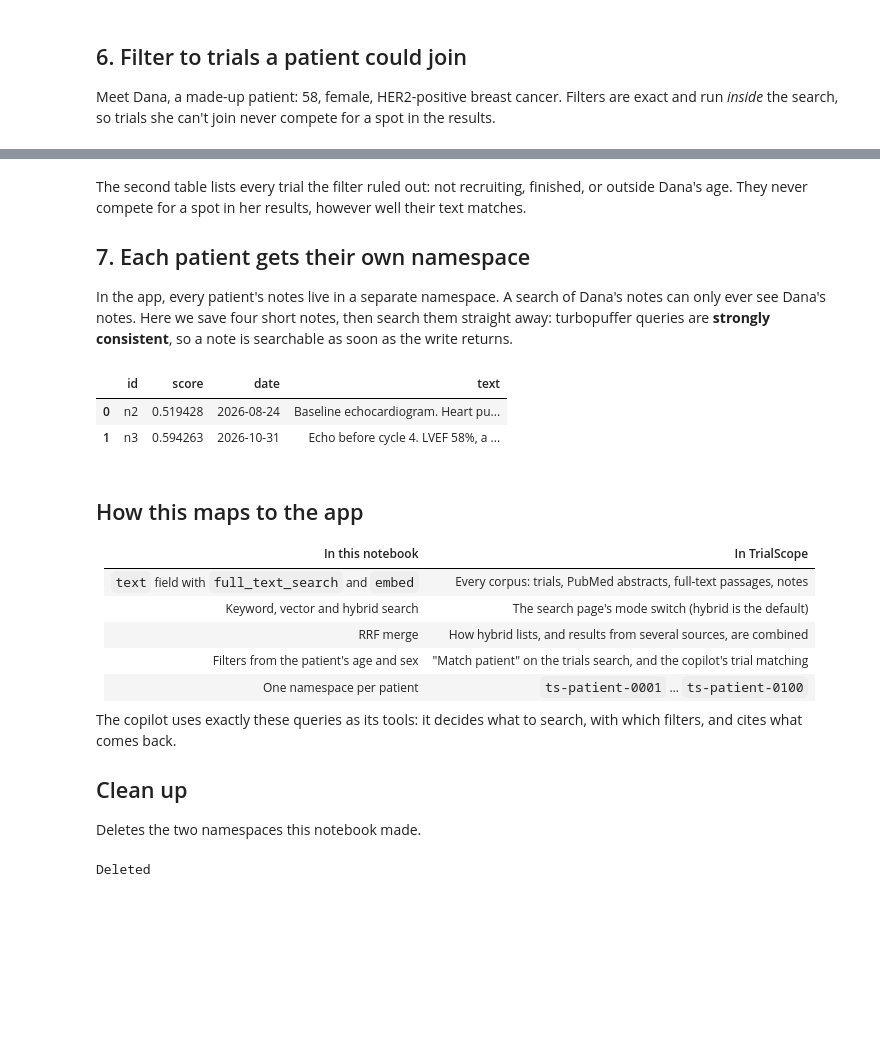
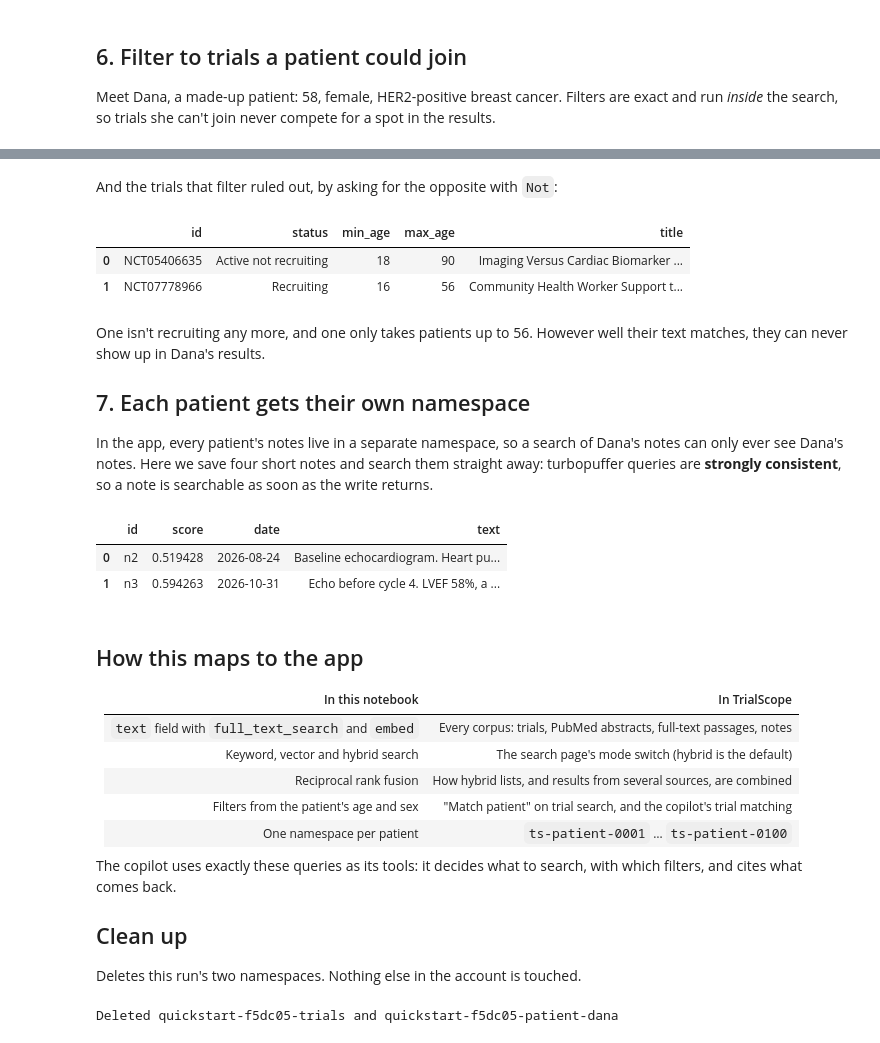
Before and after one commit to jgerson/trialscope-demo, a Jupyter notebook: walkthrough/trialscope_walkthrough.ipynb, the cells around one changed output, grey strips where cells are left out. Drawn from its saved outputs; the diff is of its cells as text; code cells hidden in the pictures; blank space fills up the shorter version.

```diff
--- a/walkthrough/trialscope_walkthrough.ipynb
+++ b/walkthrough/trialscope_walkthrough.ipynb
@@ -209,10 +248,24 @@ pd.DataFrame([t for t in trials if t["id"] not in passed])[["id", "status", "min
+# %% [markdown]
+And the trials that filter ruled out, by asking for the opposite with `Not`:
+# %%
+ruled_out = trials_ns.query(
+    filters=("Not", could_join),
+    top_k=10,
+    include_attributes=["status", "min_age", "max_age", "title"],
+)
+
+show(ruled_out, "status", "min_age", "max_age", "title")
+# %% [output]
+|  | id | status | min_age | max_age | title |
+| 0 | NCT05406635 | Active not recruiting | 18 | 90 | Imaging Versus Cardiac Biomarker ... |
+| 1 | NCT07778966 | Recruiting | 16 | 56 | Community Health Worker Support t... |
 # %% [markdown]
-The second table lists every trial the filter ruled out: not recruiting, finished, or outside Dana's age.
-They never compete for a spot in her results, however well their text matches.
+One isn't recruiting any more, and one only takes patients up to 56. However well their text matches, they
+can never show up in Dana's results.
 
 ## 7. Each patient gets their own namespace
 
-In the app, every patient's notes live in a separate namespace. A search of Dana's notes can only ever see
-Dana's notes. Here we save four short notes, then search them straight away: turbopuffer queries are
-**strongly consistent**, so a note is searchable as soon as the write returns.
+In the app, every patient's notes live in a separate namespace, so a search of Dana's notes can only ever see
+Dana's notes. Here we save four short notes and search them straight away: turbopuffer queries are **strongly
+consistent**, so a note is searchable as soon as the write returns.
 # %%
@@ -240,19 +298,20 @@ show(result, "date", "text")
 | --- | --- |
 | `text` field with `full_text_search` and `embed` | Every corpus: trials, PubMed abstracts, full-text passages, notes |
 | Keyword, vector and hybrid search | The search page's mode switch (hybrid is the default) |
-| RRF merge | How hybrid lists, and results from several sources, are combined |
-| Filters from the patient's age and sex | "Match patient" on the trials search, and the copilot's trial matching |
+| Reciprocal rank fusion | How hybrid lists, and results from several sources, are combined |
+| Filters from the patient's age and sex | "Match patient" on trial search, and the copilot's trial matching |
 | One namespace per patient | `ts-patient-0001` … `ts-patient-0100` |
 
-The copilot uses exactly these queries as its tools: it decides what to search, with which filters, and
-cites what comes back.
+The copilot uses exactly these queries as its tools: it decides what to search, with which filters, and cites
+what comes back.
 
 ## Clean up
 
-Deletes the two namespaces this notebook made.
+Deletes this run's two namespaces. Nothing else in the account is touched.
-# %%
-for name in ["quickstart-trials", "quickstart-patient-dana"]:
-    tpuf.namespace(name).delete_all()
-print("Deleted")
-# %% [output]
-Deleted
+# %%
+trials_ns.delete_all()
+notes_ns.delete_all()
+
+print("Deleted", trials_ns.id, "and", notes_ns.id)
+# %% [output]
+Deleted quickstart-f5dc05-trials and quickstart-f5dc05-patient-dana
```
Also changed, not shown: parts of 19 cells of this notebook, 2 other files.
